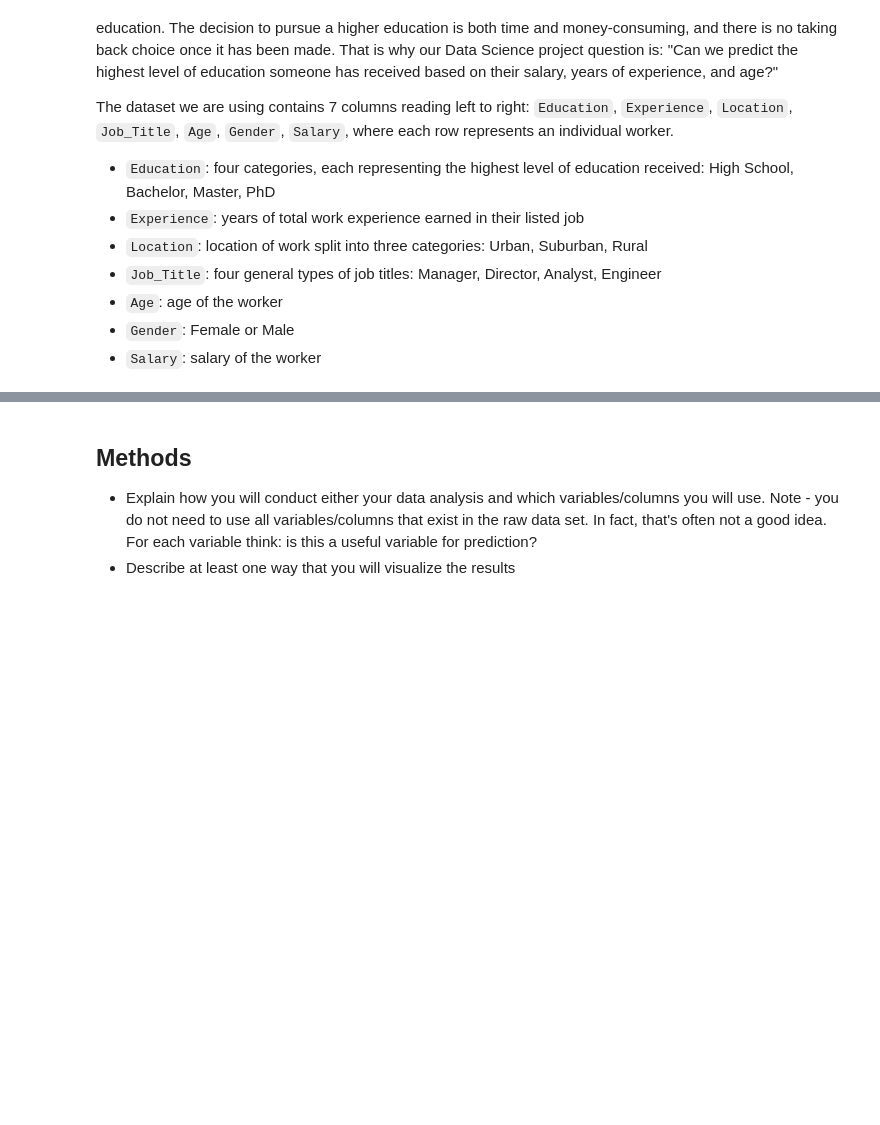
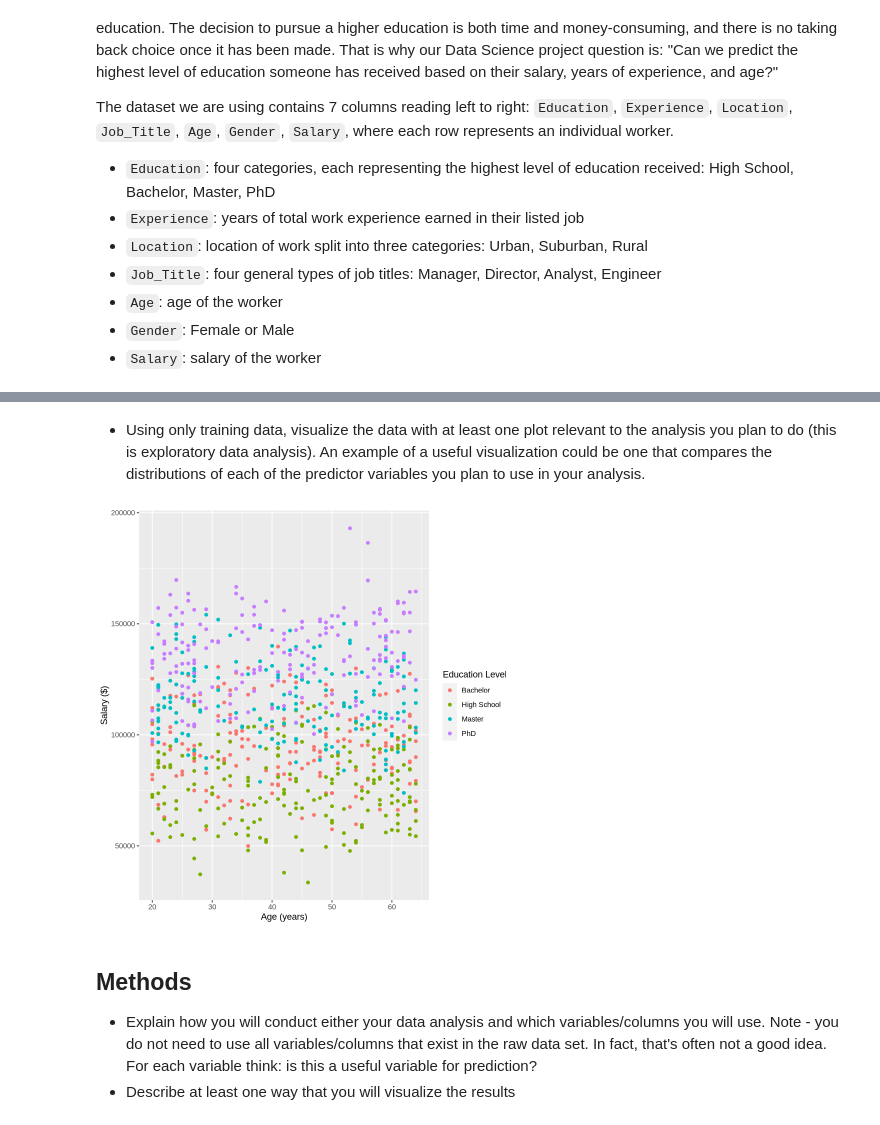
Before and after one commit to WhenLifeHandsYouLemons/DSCI-Project, a Jupyter notebook: proposal.ipynb, the cells around one changed output, grey strips where cells are left out. Cells and saved outputs as stored; diff of their text form; code cells hidden in the pictures; blank space fills up the shorter version.

Commit message:
Finished prelim. data analysis section
- Total of 128 words for that whole section.
- There's code for each description to explain what's happening in a better way.

```diff
--- a/proposal.ipynb
+++ b/proposal.ipynb
@@ -23,0 +26,4 @@ The dataset we are using contains 7 columns reading left to right: `Education`,
+# %%
+# Load the csv file into a data frame
+df_untidy <- read_csv("data/salary_prediction_data.csv")
+head(df_untidy)
@@ -23,0 +52,9 @@ The dataset we are using contains 7 columns reading left to right: `Education`,
+# %%
+# Rename all the columns to include the units and be in lowercase
+# Then select the newly mutated columns only
+df_tidy <- df_untidy |>
+    mutate(education = Education, experience_years = Experience, age_years = Age, salary_dollars = Salary) |>
+    select(education, experience_years, age_years, salary_dollars) |>
+    mutate(salary_dollars = round(salary_dollars, 2))
+
+head(df_tidy)
@@ -23,0 +76,23 @@ The dataset we are using contains 7 columns reading left to right: `Education`,
+# %%
+# Split data into a rough 75-25 split
+df_split <- initial_split(df_tidy, 0.75, education)
+df_train <- training(df_split)
+
+# Summarise the average values for each of our predictor classes
+df_summary_1 <- df_train |>
+    filter(row_number() <= training_amount) |>
+    summarise(average_experience_years = round(mean(experience_years, na.rm=TRUE)),
+              average_age_years = round(mean(age_years, na.rm=TRUE)),
+              average_salary_dollars = round(mean(salary_dollars, na.rm=TRUE), 2))
+
+# Summarise the total observations in each predictor class
+df_summary_2 <- df_train |>
+    filter(row_number() <= training_amount) |>
+    summarise(total_observations = length(experience_years))
+
+# There are no observations with missing data.
+
+# Print them out
+print(df_split)
+head(df_summary_1)
+head(df_summary_2)
@@ -24,3 +110,14 @@ The dataset we are using contains 7 columns reading left to right: `Education`,
+# %% [markdown]
+- Using only training data, visualize the data with at least one plot relevant to the analysis you plan to do (this is exploratory data analysis). An example of a useful visualization could be one that compares the distributions of each of the predictor variables you plan to use in your analysis.
+# %%
+df_plot <- df_train |>
+    ggplot(aes(x = age_years, y = salary_dollars, color = education)) +
+    geom_point() +
+    labs(x = "Age (years)", y = "Salary ($)", color = "Education Level")
+
+df_plot
+# %% [output]
+[figure, added]
 # %% [markdown]
 ## Methods
 
```
Also changed, not shown: parts of 9 cells of this notebook, 1 other file.
